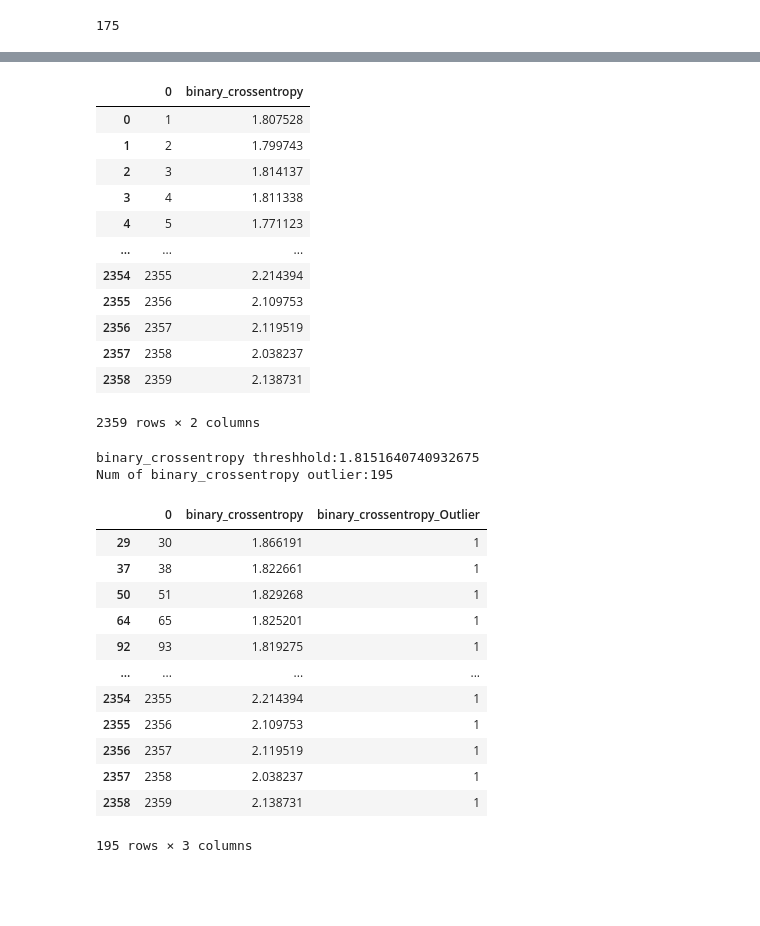
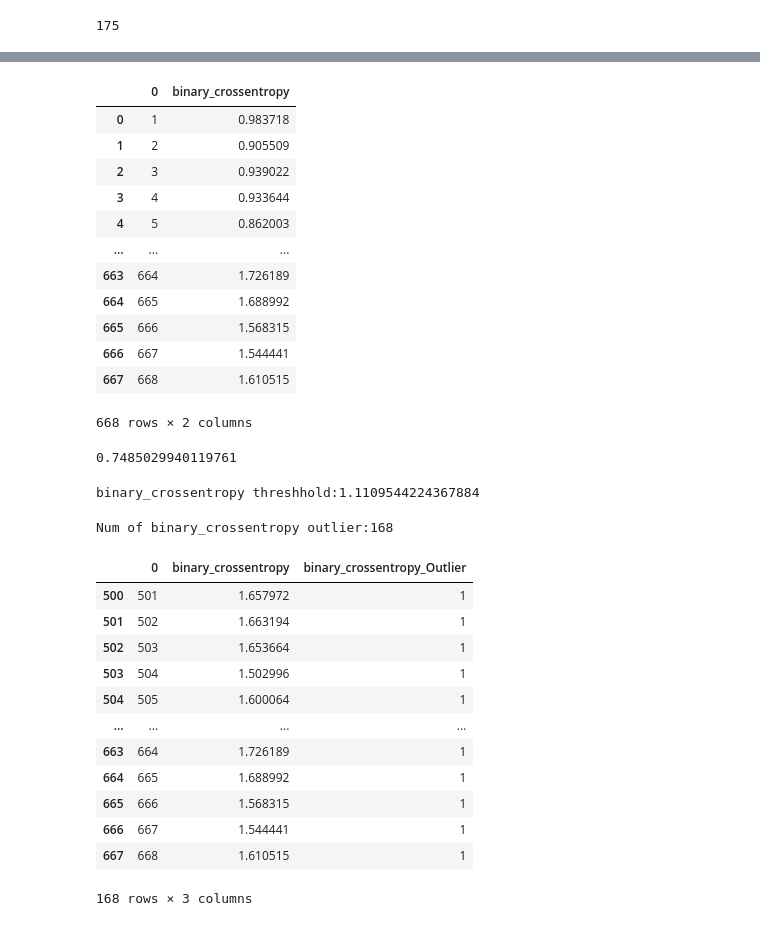
Before and after one commit to Mingrui-Wang/Chromosomal-anomaly-detection-Deep-Learning-, a Jupyter notebook: double_autoencoder.ipynb, the cells around one changed output, grey strips where cells are left out. Drawn from its saved outputs; the diff is of its cells as text; code cells hidden in the pictures; blank space fills up the shorter version.

```diff
--- a/double_autoencoder.ipynb
+++ b/double_autoencoder.ipynb
@@ -263,7 +386,7 @@ print(x_train.shape)
 ### get the error term of all training set images
 
 # Firstly, we get the decoder image of training set.
-decoded_train = ae.eval_model(x_train)
+decoded_train = ae_2.eval_model(x_train)
 
 from sklearn.preprocessing import StandardScaler, MinMaxScaler
 scaler = MinMaxScaler()
@@ -271,54 +394,59 @@ scaler = MinMaxScaler()
 scaled_input_train = scaler.fit_transform(x_train.reshape(-1,22500))
 #scale it
 scaled_output_train = scaler.fit_transform(decoded_train.reshape(-1,22500))
-
-import pandas as pd
-sequences = range(1,2360)
-from keras import losses
-x = losses.binary_crossentropy(scaled_input_train,scaled_output_train)
+# %%
+import pandas as pd
+sequences = range(1,669)
+from keras import losses
+x = losses.binary_crossentropy(scaled_input_train,scaled_output_train)
+y = losses.binary_crossentropy(scaled_input_test,scaled_output_test)
 # %%
 seqs_ds = pd.DataFrame(sequences)
-seqs_ds['binary_crossentropy'] = x
+mse = np.append(x,y)
+seqs_ds['binary_crossentropy'] = mse
 seqs_ds
 # %% [output]
 |  | 0 | binary_crossentropy |
-| 0 | 1 | 1.807528 |
-| 1 | 2 | 1.799743 |
-| 2 | 3 | 1.814137 |
-| 3 | 4 | 1.811338 |
-| 4 | 5 | 1.771123 |
+| 0 | 1 | 0.983718 |
+| 1 | 2 | 0.905509 |
+| 2 | 3 | 0.939022 |
+| 3 | 4 | 0.933644 |
+| 4 | 5 | 0.862003 |
 | ... | ... | ... |
-| 2354 | 2355 | 2.214394 |
-| 2355 | 2356 | 2.109753 |
-| 2356 | 2357 | 2.119519 |
-| 2357 | 2358 | 2.038237 |
-| 2358 | 2359 | 2.138731 |
+| 663 | 664 | 1.726189 |
+| 664 | 665 | 1.688992 |
+| 665 | 666 | 1.568315 |
+| 666 | 667 | 1.544441 |
+| 667 | 668 | 1.610515 |
-2359 rows × 2 columns
+668 rows × 2 columns
+# %%
+threshold = 500/668
+threshold
+# %% [output]
+0.7485029940119761
+# %%
+binary_crossentropy_threshold = np.quantile(seqs_ds['binary_crossentropy'], threshold)
+print(f'binary_crossentropy threshhold:{binary_crossentropy_threshold}')
+# %% [output]
+binary_crossentropy threshhold:1.1109544224367884
 # %%
-threshold = 2164/2359
-
-binary_crossentropy_threshold = np.quantile(seqs_ds['binary_crossentropy'], threshold)
-print(f'binary_crossentropy threshhold:{binary_crossentropy_threshold}')
-
 seqs_ds['binary_crossentropy_Outlier'] = 0
 seqs_ds.loc[seqs_ds['binary_crossentropy'] > binary_crossentropy_threshold, 'binary_crossentropy_Outlier'] = 1
-
 print(f"Num of binary_crossentropy outlier:{seqs_ds['binary_crossentropy_Outlier'].sum()}")
 
 seqs_ds[seqs_ds['binary_crossentropy_Outlier']==1]
 # %% [output]
-binary_crossentropy threshhold:1.8151640740932675
-Num of binary_crossentropy outlier:195
+Num of binary_crossentropy outlier:168
 |  | 0 | binary_crossentropy | binary_crossentropy_Outlier |
-| 29 | 30 | 1.866191 | 1 |
-| 37 | 38 | 1.822661 | 1 |
-| 50 | 51 | 1.829268 | 1 |
-| 64 | 65 | 1.825201 | 1 |
-| 92 | 93 | 1.819275 | 1 |
+| 500 | 501 | 1.657972 | 1 |
+| 501 | 502 | 1.663194 | 1 |
+| 502 | 503 | 1.653664 | 1 |
+| 503 | 504 | 1.502996 | 1 |
+| 504 | 505 | 1.600064 | 1 |
 | ... | ... | ... | ... |
-| 2354 | 2355 | 2.214394 | 1 |
-| 2355 | 2356 | 2.109753 | 1 |
-| 2356 | 2357 | 2.119519 | 1 |
-| 2357 | 2358 | 2.038237 | 1 |
-| 2358 | 2359 | 2.138731 | 1 |
+| 663 | 664 | 1.726189 | 1 |
+| 664 | 665 | 1.688992 | 1 |
+| 665 | 666 | 1.568315 | 1 |
+| 666 | 667 | 1.544441 | 1 |
+| 667 | 668 | 1.610515 | 1 |
-195 rows × 3 columns
+168 rows × 3 columns
```
Also changed, not shown: parts of 22 cells of this notebook.
